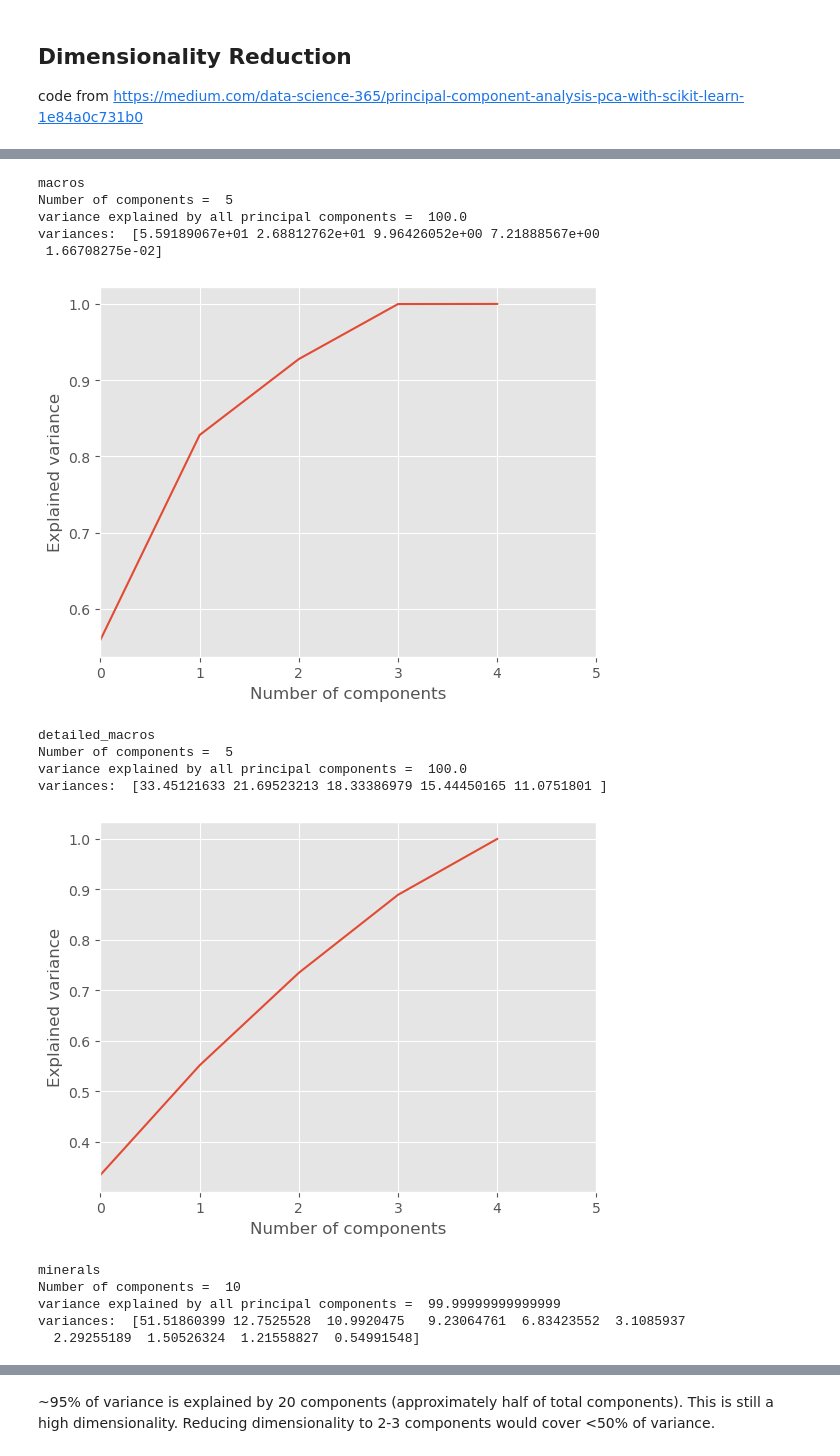
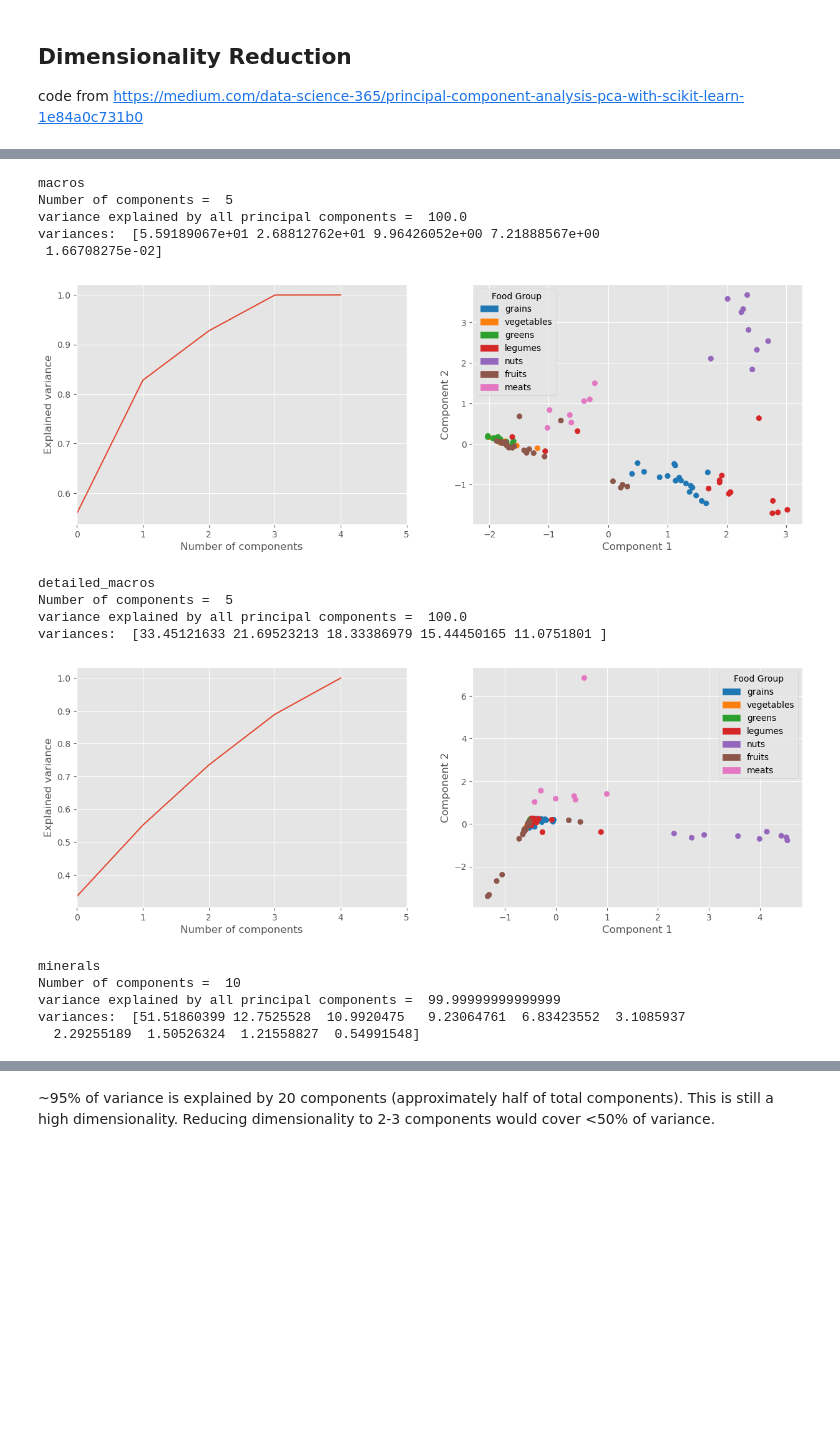
Before and after one commit to joelostblom/nutrimap, a Jupyter notebook: altair-panel-version/altair-heatmap.ipynb, the cells around one changed output, grey strips where cells are left out. Saved outputs shown, nothing was run; the diff lists cells and outputs as text; code cells hidden in the pictures; blank space fills up the shorter version.

Commit message:
added scatter plots of top 2 pca components
added scatter plots of top 2 pca components coloured by food group, iterating over all nutrient groups

```diff
--- a/altair-panel-version/altair-heatmap.ipynb
+++ b/altair-panel-version/altair-heatmap.ipynb
@@ -230,7 +231,7 @@ def var_vs_components(data):
     # transform values
     X_scaled = scaler.transform(X)
 
-    # choose dimensions
+    # pca using all components
     pca_n = pca(n_components = num_components, random_state = 2023)
     pca_n.fit(X_scaled)
     X_pca_n = pca_n.transform(X_scaled)
@@ -240,11 +241,32 @@ def var_vs_components(data):
 
     print("variances: ", pca_n.explained_variance_ratio_*100)
 
-    # compute cumulative sum of variances
-    plt.plot(np.cumsum(pca_n.explained_variance_ratio_))
-    plt.xlabel("Number of components")
-    plt.ylabel("Explained variance")
-    plt.xlim([0,len(X[1])])
+    # pca using top 2 components
+    pca_2 = pca(n_components = 2, random_state = 2023)
+    pca_2.fit(X_scaled)
+    X_pca_2 = pca_2.transform(X_scaled)
+
+    #generate side-by-side plots
+    fig, axs = plt.subplots(1,  2, figsize = (15,5))
+
+    # compute cumulative sum of variances and plot
+    axs[0].plot(np.cumsum(pca_n.explained_variance_ratio_))
+    axs[0].set(xlabel="Number of components", ylabel="Explained variance", xlim=[0,len(X[1])])
+
+    # generate scatter plot of top two components coloured by food group
+    pca_2_df = pd.DataFrame(X_pca_2, columns=("component_1", "component_2"))
+    pca_2_df['food'] = data["food"]
+    pca_2_df['food_group'] = data["food_group"]
+
+    # code for point colouring from https://stackoverflow.com/questions/28033046/matplotlib-scatter-color-by-categorical-factors
+    levels, categories = pd.factorize(pca_2_df['food_group'])
+    colors = [plt.cm.tab10(i) for i in levels] # using the "tab10" colormap
+    handles = [matplotlib.patches.Patch(color=plt.cm.tab10(i), label=c) for i, c in enumerate(categories)]
+
+    axs[1].scatter("component_1", "component_2", c=colors, data=pca_2_df)
+    axs[1].set(xlabel="Component 1", ylabel="Component 2")
+    axs[1].legend(handles=handles, title="Food Group")
+
     plt.show()
 # %%
 # generate elbow plot of explained variance vs. number of components
@@ -259,19 +281,19 @@ variances:  [5.59189067e+01 2.68812762e+01 9.96426052e+00 7.21888567e+00
 # %%
 for key in list(nutrient_groups.keys()):
     str(key)
-    var_vs_components(filter_food_group(key))
+    var_vs_components(filter_nutrient_group(key))
 # %% [output]
 macros
 Number of components =  5
 variance explained by all principal components =  100.0
 variances:  [5.59189067e+01 2.68812762e+01 9.96426052e+00 7.21888567e+00
  1.66708275e-02]
-[figure, old version]
+[figure, new version]
 detailed_macros
 Number of components =  5
 variance explained by all principal components =  100.0
 variances:  [33.45121633 21.69523213 18.33386979 15.44450165 11.0751801 ]
-[figure, old version]
+[figure, new version]
 minerals
 Number of components =  10
 variance explained by all principal components =  99.99999999999999
```
Also changed, not shown: parts of 10 cells of this notebook.
